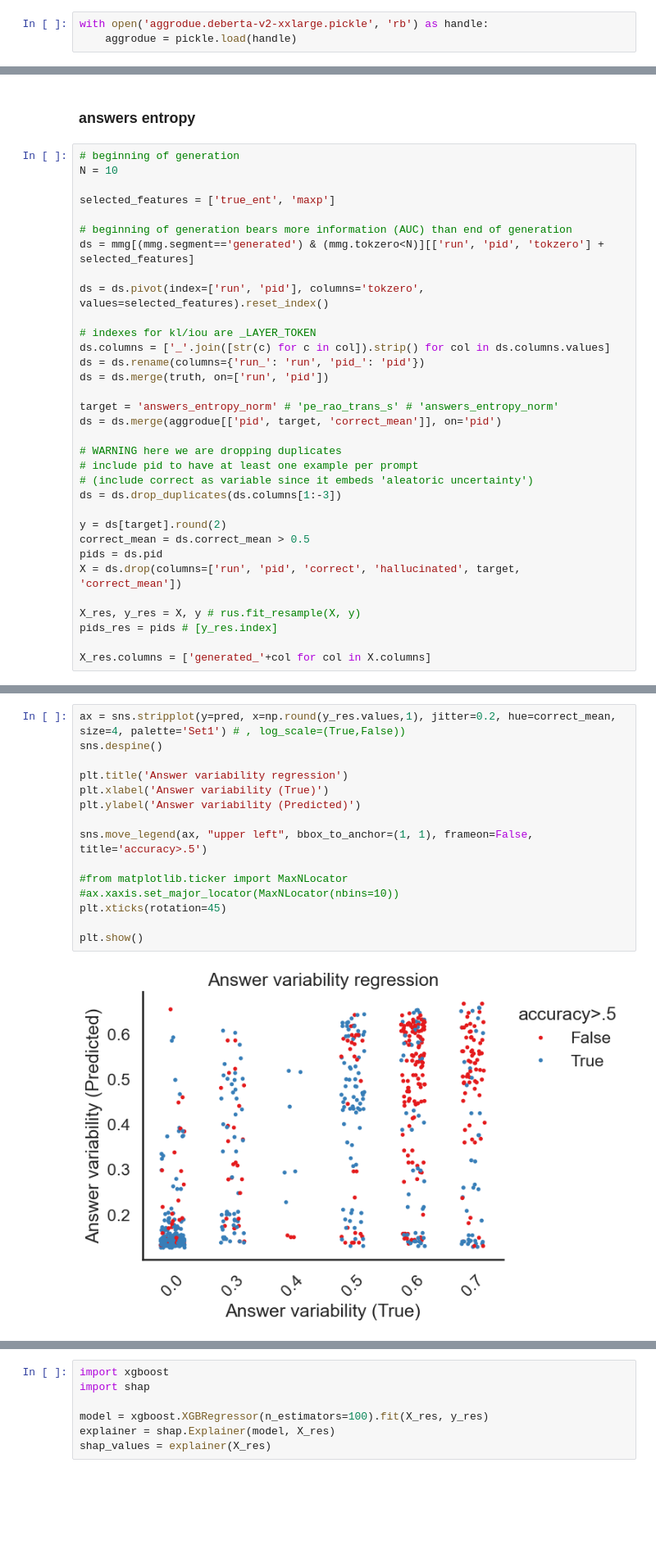
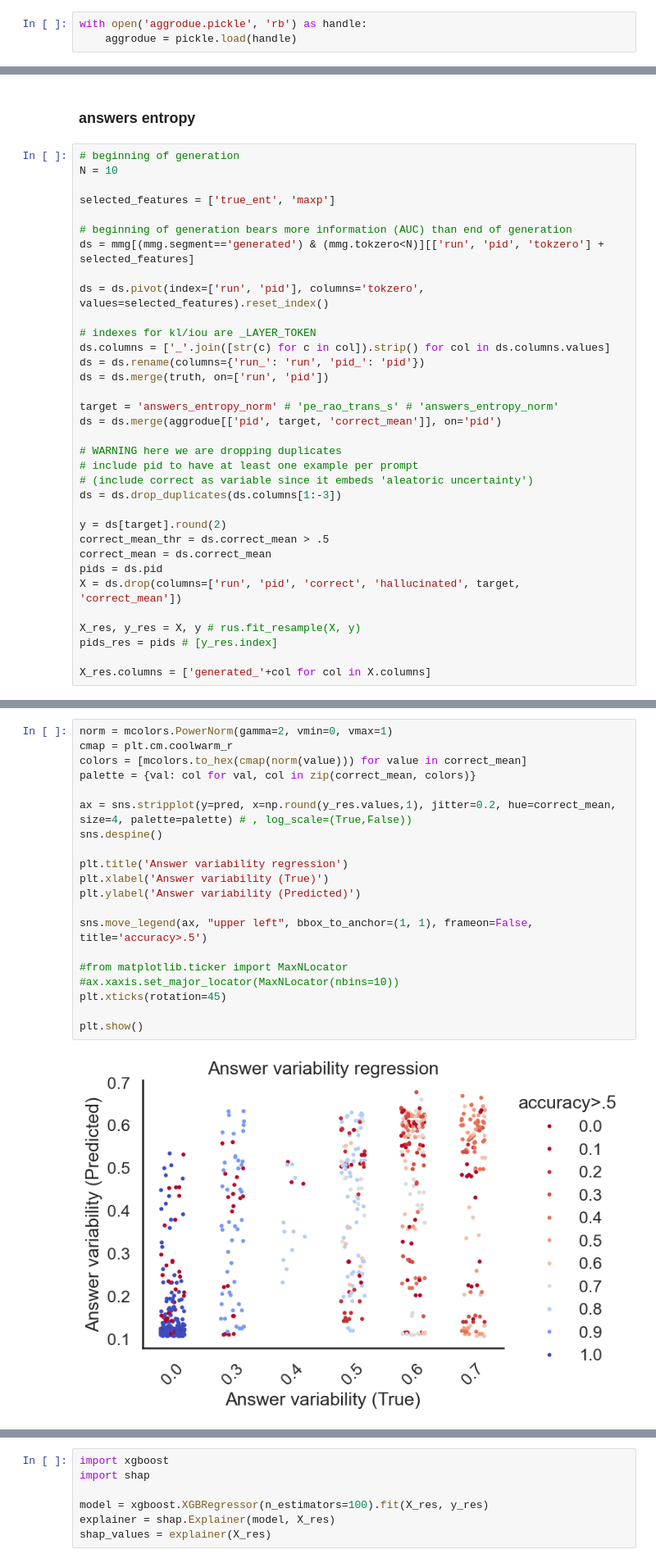
Before and after one commit to carloalbertobono/llm-uncertainty, a Jupyter notebook: tablellama-regressor.ipynb, the cells around one changed output, grey strips where cells are left out. Shown at 82% size. Drawn from its saved outputs; the diff is of its cells as text; blank space fills up the shorter version.

```diff
--- a/tablellama-regressor.ipynb
+++ b/tablellama-regressor.ipynb
@@ -28,7 +28,7 @@ truth = mydict['truth']
 segments = mydict['segments']
 mm = mydict['m']
 # %%
-with open('aggrodue.deberta-v2-xxlarge.pickle', 'rb') as handle:
+with open('aggrodue.pickle', 'rb') as handle:
     aggrodue = pickle.load(handle)
 # %%
 from sklearn.metrics import mean_absolute_error, mean_squared_error, r2_score
@@ -250,7 +338,8 @@ ds = ds.merge(aggrodue[['pid', target, 'correct_mean']], on='pid')
 ds = ds.drop_duplicates(ds.columns[1:-3])
 
 y = ds[target].round(2)
-correct_mean = ds.correct_mean > 0.5
+correct_mean_thr = ds.correct_mean > .5
+correct_mean = ds.correct_mean
 pids = ds.pid
 X = ds.drop(columns=['run', 'pid', 'correct', 'hallucinated', target, 'correct_mean'])
 
@@ -283,20 +372,25 @@ Wall time: 862 ms
 # %%
-ax = sns.stripplot(y=pred, x=np.round(y_res.values,1), jitter=0.2, hue=correct_mean, size=4, palette='Set1') # , log_scale=(True,False))
+norm = mcolors.PowerNorm(gamma=2, vmin=0, vmax=1)
+cmap = plt.cm.coolwarm_r
+colors = [mcolors.to_hex(cmap(norm(value))) for value in correct_mean]
+palette = {val: col for val, col in zip(correct_mean, colors)}
+
+ax = sns.stripplot(y=pred, x=np.round(y_res.values,1), jitter=0.2, hue=correct_mean, size=4, palette=palette) # , log_scale=(True,False))
 sns.despine()
 
 plt.title('Answer variability regression')
 plt.xlabel('Answer variability (True)')
 plt.ylabel('Answer variability (Predicted)')
 
 sns.move_legend(ax, "upper left", bbox_to_anchor=(1, 1), frameon=False, title='accuracy>.5')
 
 #from matplotlib.ticker import MaxNLocator
 #ax.xaxis.set_major_locator(MaxNLocator(nbins=10))
 plt.xticks(rotation=45)
 
 plt.show()
 # %% [output]
-[figure, old version]
+[figure, new version]
 # %%
 thresholds = np.linspace(y_res.min(), y_res.max(), 10, endpoint=False)
 cases_rel = [(pred > thr).sum() / pred.shape[0] for thr in thresholds]
```
Also changed, not shown: parts of 65 cells of this notebook, 12 other files.
